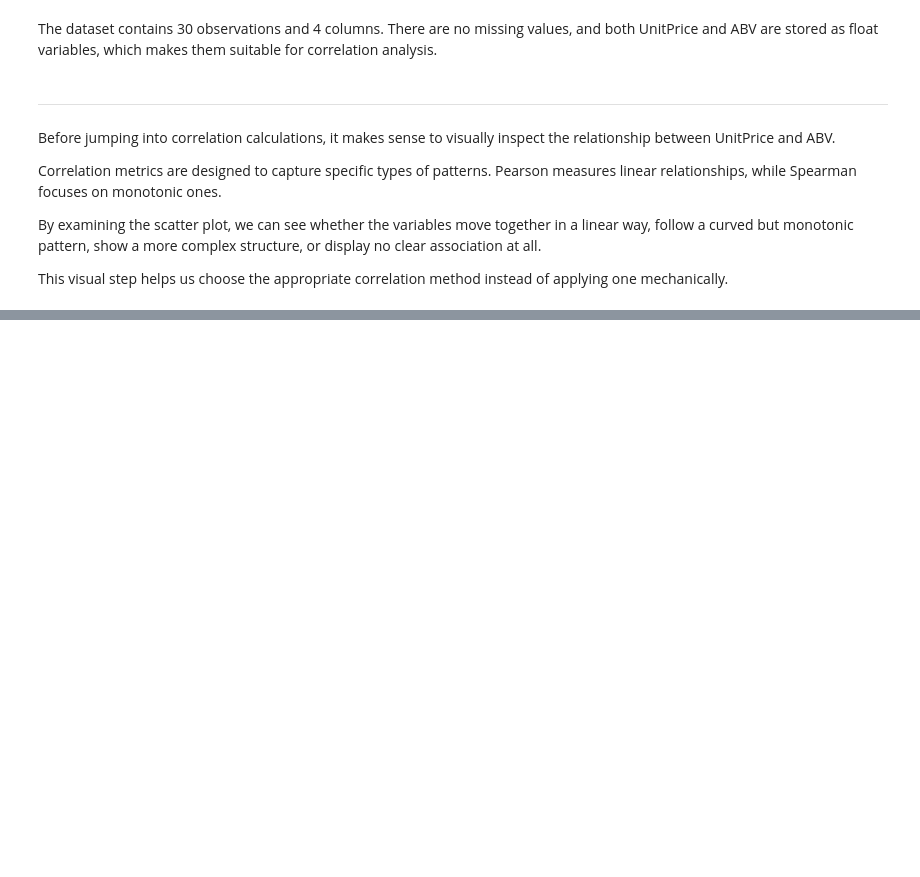
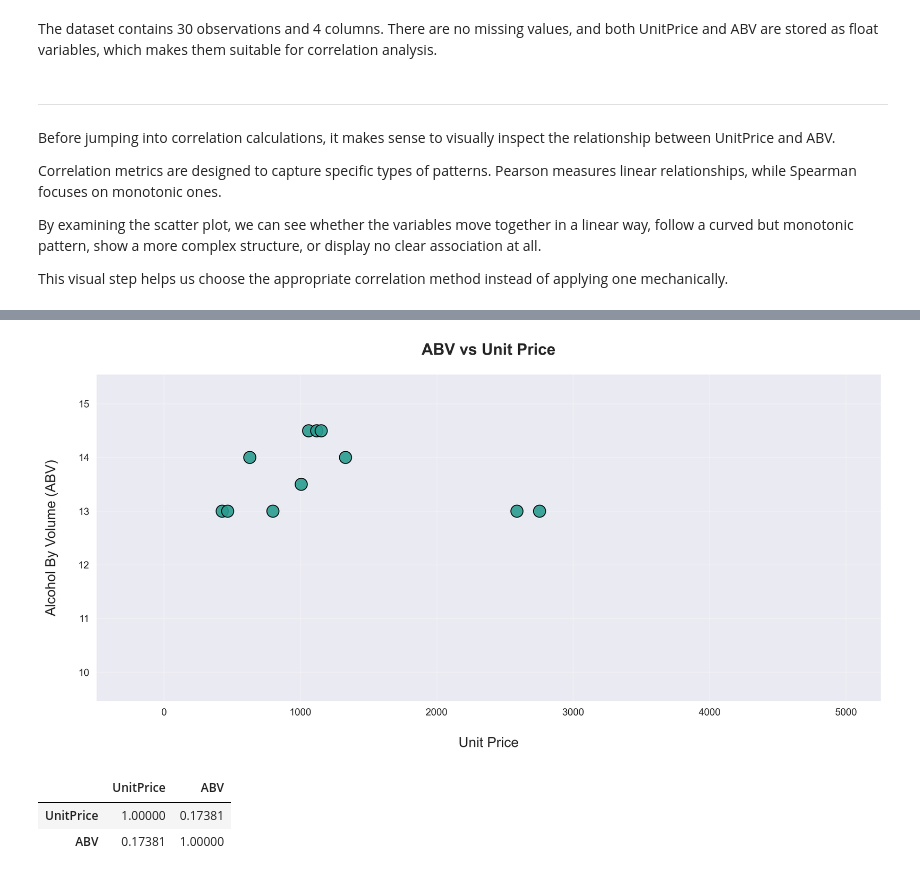
Before and after one commit to koprendo/Analytics-and-Machine-Learning, a Jupyter notebook: Exploratory Data Analysis/Correlation Analysis/Wine Prices ABV Relationship/Wine-Prices-ABV-Relationship.ipynb, the cells around one changed output, grey strips where cells are left out. Cells and saved outputs as stored; diff of their text form; code cells hidden in the pictures; blank space fills up the shorter version.

```diff
--- a/Exploratory Data Analysis/Correlation Analysis/Wine Prices ABV Relationship/Wine-Prices-ABV-Relationship.ipynb
+++ b/Exploratory Data Analysis/Correlation Analysis/Wine Prices ABV Relationship/Wine-Prices-ABV-Relationship.ipynb
@@ -52,2 +101,0 @@ wines.to_csv('data/wines.csv', index=False)
-# %%
-wines.columns = ['Wine', 'Country', 'UnitPrice', 'ABV']
@@ -73,0 +157,65 @@ pd.read_csv('wines.csv')
+# %%
+wines_tr = wines[wines.Country == 'Türkiye']
+# %%
+# Set a clean background style with visible gridlines
+sns.set_style("darkgrid")
+
+# Create a high-resolution figure
+fig, ax = plt.subplots(figsize=(12, 6), dpi=300)
+
+# Create the scatter plot
+# - data: dataset used
+# - x / y: numerical variables being compared
+# - color: point color for visual consistency
+# - edgecolor: adds contrast to each point
+# - s: marker size
+# - alpha: transparency level to reduce overplotting
+sns.scatterplot(
+    data=wines_tr,
+    x="UnitPrice",
+    y="ABV",
+    color="#2A9D8F",
+    edgecolor="black",
+    s=150,
+    alpha=0.9,
+    ax=ax
+)
+
+# Compute minimum, maximum, and standard deviation for dynamic axis padding
+x_min = wines['UnitPrice'].min()
+x_max = wines['UnitPrice'].max()
+x_std = wines['UnitPrice'].std()
+
+y_min = wines['ABV'].min()
+y_max = wines['ABV'].max()
+y_std = wines['ABV'].std()
+
+# Extend axis limits by one standard deviation on both ends
+# This prevents points from touching plot boundaries and improves readability
+ax.set_xlim(x_min - x_std, x_max + x_std)
+ax.set_ylim(y_min - y_std, y_max + y_std)
+
+# Add descriptive title and axis labels with spacing adjustments
+ax.set_title("ABV vs Unit Price", fontsize=16, weight="bold", pad=20)
+ax.set_xlabel('Unit Price', fontsize=14, labelpad=20)
+ax.set_ylabel('Alcohol By Volume (ABV)', fontsize=14, labelpad=20)
+
+# Add a subtle grid for better visual guidance
+ax.grid(True, alpha=0.3)
+
+# Remove unnecessary top and right borders for a cleaner look
+sns.despine()
+
+# Automatically adjust layout to prevent overlapping elements
+plt.tight_layout()
+
+# Render the final plot
+plt.show()
+# %% [output]
+[figure, added]
+# %%
+wines_tr[['UnitPrice', 'ABV']].corr(method='spearman')
+# %% [output]
+|  | UnitPrice | ABV |
+| UnitPrice | 1.00000 | 0.17381 |
+| ABV | 0.17381 | 1.00000 |
```
Also changed, not shown: parts of 10 cells of this notebook.
